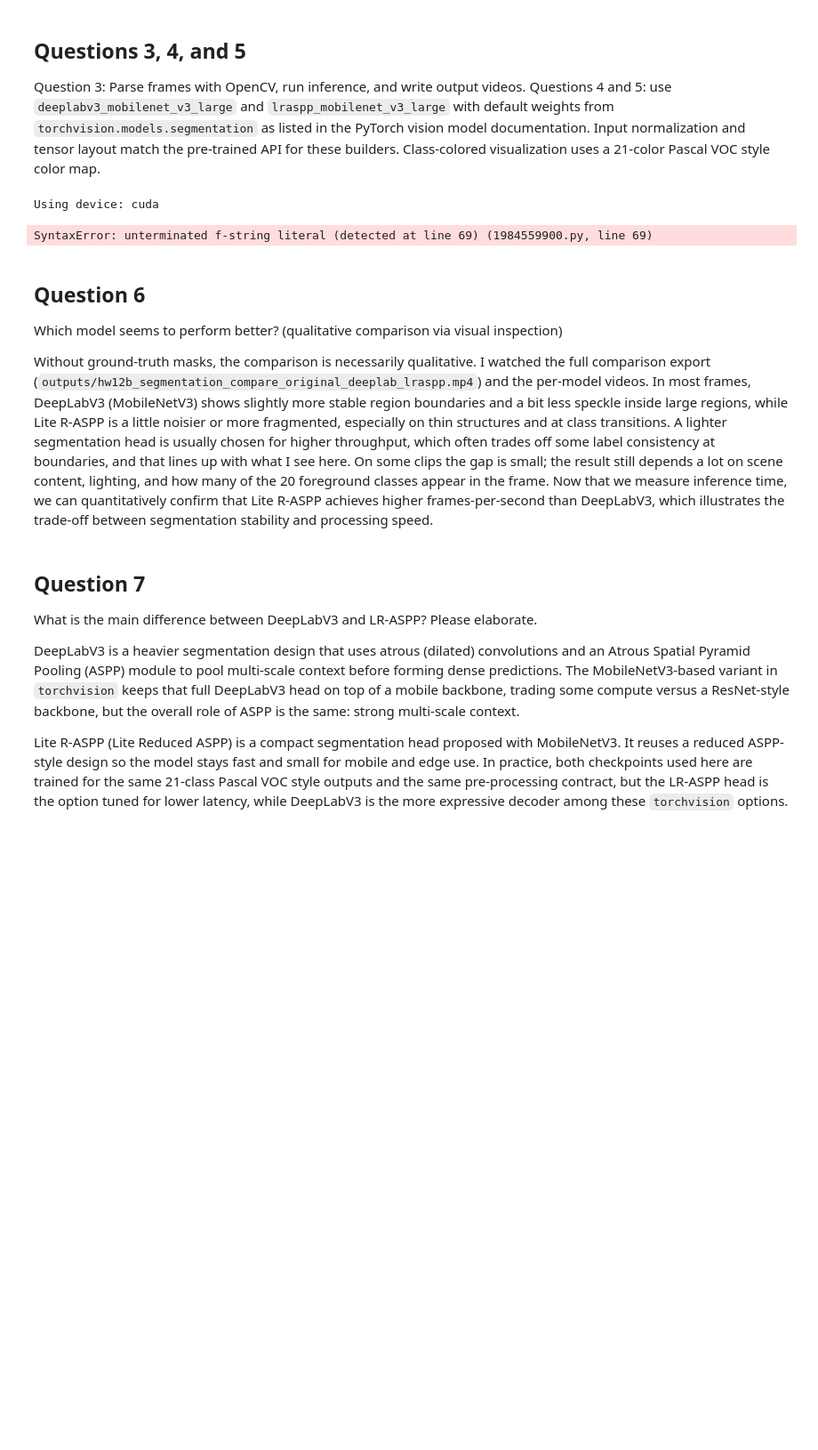
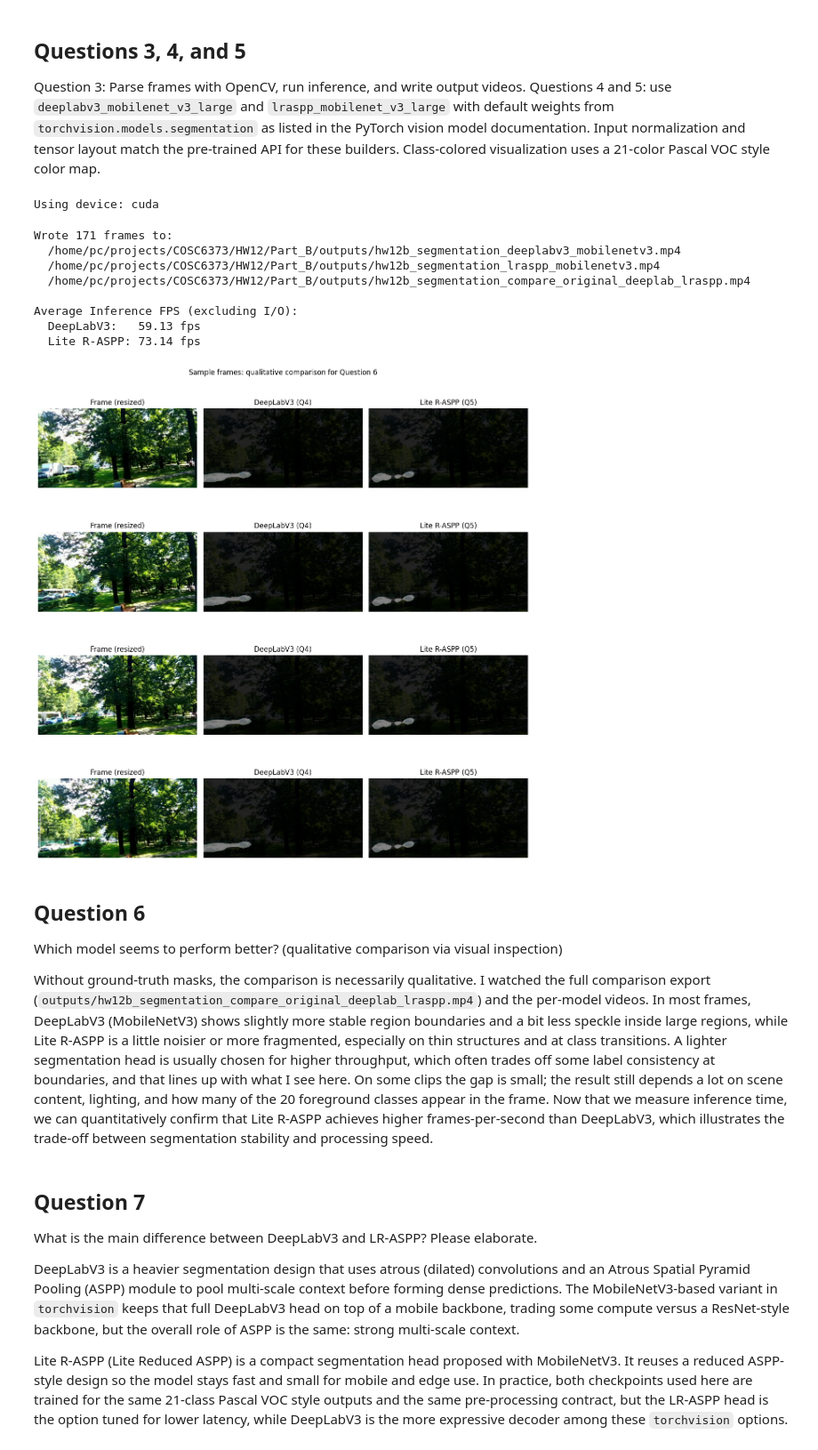
Before and after one commit to adamnelsonarcher/COSC6373, a Jupyter notebook: HW12/Part_B/HW12-PartB_Adam_Nelson-Archer.ipynb, the cells around one changed output. Shown at 89% size. Saved outputs shown, nothing was run; the diff lists cells and outputs as text; code cells hidden in the pictures; blank space fills up the shorter version.

```diff
--- a/HW12/Part_B/HW12-PartB_Adam_Nelson-Archer.ipynb
+++ b/HW12/Part_B/HW12-PartB_Adam_Nelson-Archer.ipynb
@@ -57,7 +57,7 @@ Video file. The code below uses `sample_video.mp4` in the local part B folder, d
 OpenCV `VideoCapture` and `VideoWriter` use the standard open, read in a loop, and release pattern for each frame.
 # %%
 # Load video
-VIDEO_NAME = "sample_video.mp4"
+VIDEO_NAME = "sample_video_240x480.mp4"
 VIDEO_PATH = Path(VIDEO_NAME)
 
 if not VIDEO_PATH.exists():
@@ -151,6 +151,7 @@ with torch.inference_mode():
         ret, frame_bgr = cap.read()
         if not ret:
             break
+
         frame_small = cv2.resize(frame_bgr, (TARGET_W, TARGET_H))
         frame_rgb = cv2.cvtColor(frame_small, cv2.COLOR_BGR2RGB)
         input_tensor = preprocess(frame_rgb).unsqueeze(0).to(device)
@@ -167,12 +168,18 @@ with torch.inference_mode():
 
         bgr_dl = labels_to_bgr(pred_dl)
         bgr_lr = labels_to_bgr(pred_lr)
-        w_dl.write(bgr_dl)
-        w_lr.write(bgr_lr)
-        w_cmp.write(np.hstack([frame_small, bgr_dl, bgr_lr]))
+        alpha = 0.75
+        frame_dim = (frame_small.astype(np.float32) * 0.55).astype(np.uint8)
+        bgr_dl_over = cv2.addWeighted(frame_dim, 1 - alpha, bgr_dl, alpha, 0)
+        bgr_lr_over = cv2.addWeighted(frame_dim, 1 - alpha, bgr_lr, alpha, 0)
+
+        w_dl.write(bgr_dl_over)
+        w_lr.write(bgr_lr_over)
+        w_cmp.write(np.hstack([frame_small, bgr_dl_over, bgr_lr_over]))
 
         if frame_idx in sample_idx:
-            samples.append((frame_rgb.copy(), pred_dl.copy(), pred_lr.copy()))
+            samples.append((frame_rgb.copy(), bgr_dl_over.copy(), bgr_lr_over.copy()))
+
         frame_idx += 1
 
 cap.release()
@@ -181,38 +188,45 @@ w_lr.release()
 w_cmp.release()
 
 print(f"Wrote {frame_idx} frames to:")
 print(" ", OUT_DL.resolve())
 print(" ", OUT_LR.resolve())
 print(" ", OUT_CMP.resolve())
 
 if frame_idx > 0:
-    print(f"
-Average Inference FPS (excluding I/O):")
+    print("\nAverage Inference FPS (excluding I/O):")
     print(f"  DeepLabV3:   {frame_idx / time_dl:.2f} fps")
     print(f"  Lite R-ASPP: {frame_idx / time_lr:.2f} fps")
 
 n_show = min(4, len(samples))
 if n_show == 0:
     print("No frames captured for inline preview (empty video?)")
 else:
     fig, axes = plt.subplots(n_show, 3, figsize=(12, 3.2 * n_show))
     if n_show == 1:
         axes = np.array([axes])
     for r in range(n_show):
         fr, pdl, plr = samples[r]
         axes[r, 0].imshow(fr)
         axes[r, 0].set_title("Frame (resized)")
-        axes[r, 1].imshow(labels_to_bgr(pdl)[:, :, ::-1])
+        axes[r, 1].imshow(bgr_dl_over[:, :, ::-1])
         axes[r, 1].set_title("DeepLabV3 (Q4)")
-        axes[r, 2].imshow(labels_to_bgr(plr)[:, :, ::-1])
+        axes[r, 2].imshow(bgr_lr_over[:, :, ::-1])
         axes[r, 2].set_title("Lite R-ASPP (Q5)")
         for c in range(3):
             axes[r, c].axis("off")
     plt.suptitle("Sample frames: qualitative comparison for Question 6")
     plt.tight_layout()
     plt.show()
 # %% [output]
-SyntaxError: unterminated f-string literal (detected at line 69) (1984559900.py, line 69)
+Wrote 171 frames to:
+  /home/pc/projects/COSC6373/HW12/Part_B/outputs/hw12b_segmentation_deeplabv3_mobilenetv3.mp4
+  /home/pc/projects/COSC6373/HW12/Part_B/outputs/hw12b_segmentation_lraspp_mobilenetv3.mp4
+  /home/pc/projects/COSC6373/HW12/Part_B/outputs/hw12b_segmentation_compare_original_deeplab_lraspp.mp4
+
+Average Inference FPS (excluding I/O):
+  DeepLabV3:   59.13 fps
+  Lite R-ASPP: 73.14 fps
+[figure, added]
 # %% [markdown]
 ## Question 6
 
```
Also changed, not shown: parts of 2 cells of this notebook, 6 other files.
